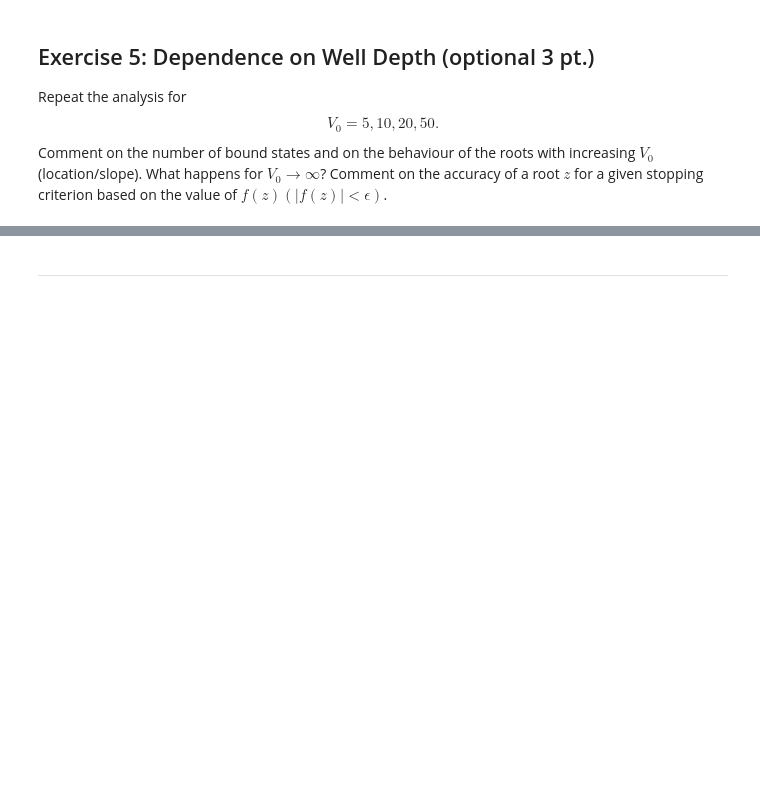
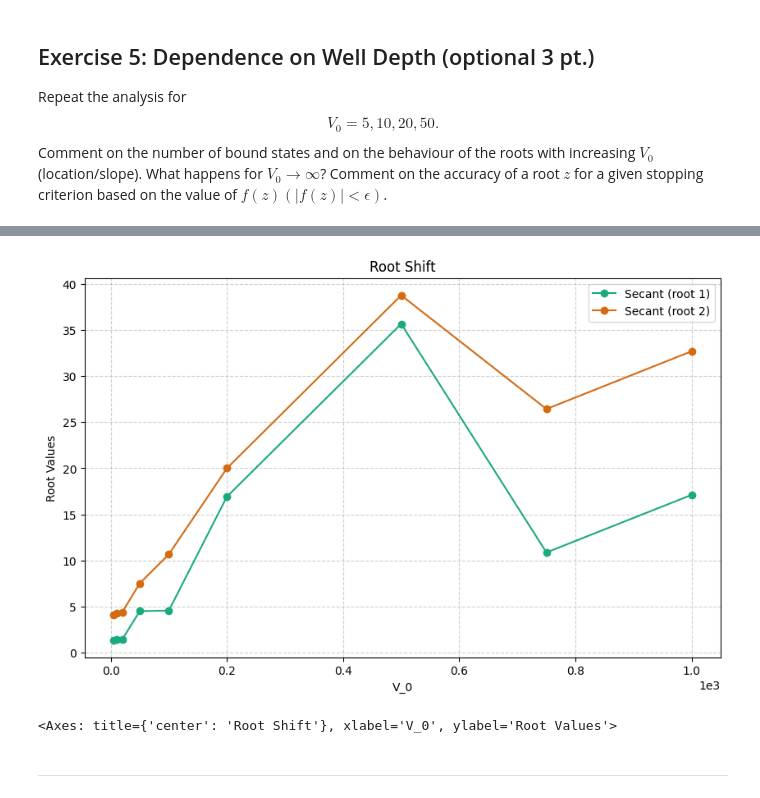
Before and after one commit to FinnZeumer/Introduction-to-Computational-Physics, a Jupyter notebook: Homework_1.ipynb, the cells around one changed output, grey strips where cells are left out. Cells and saved outputs as stored; diff of their text form; code cells hidden in the pictures; blank space fills up the shorter version.

```diff
--- a/Homework_1.ipynb
+++ b/Homework_1.ipynb
@@ -762,3 +1019,18 @@ $$V_0 = 5, 10, 20, 50.$$
 Comment on the number of bound states and on the behaviour of the roots with
 increasing $V_0$ (location/slope). What happens for $V_0 \to \infty$? Comment on the accuracy
 of a root $z$ for a given stopping criterion based on the value of $f(z) (|f (z)| < \epsilon)$.
+# %%
+def print_results(V_0, results):
+    roots, iterations, runtimes = results
+    methods = ["Secant", "Newton", "Bisection"]
+
+    print(f"\n=== Results for V_0 = {V_0} ===")
+    print(f"{'Method':<12} {'Root':<15} {'Iterations':<12} {'Runtime (s)':<12}")
+    print("-" * 55)
+
+    for m_idx, method in enumerate(methods):
+        for i in range(len(roots[m_idx])):
+            print(f"{method:<12} "
+                  f"{roots[m_idx][i]:<15.8f} "
+                  f"{iterations[m_idx][i]:<12} "
+                  f"{runtimes[m_idx][i]:<12.6f}")
@@ -765,2 +1107,26 @@ of a root $z$ for a given stopping criterion based on the value of $f(z) (|f (z)
+# %%
+plt.figure(figsize=(10, 6))
+
+methods = ["Secant", "Newton", "Bisection"]
+#Since the results are all quite the same
+methods = ["Secant"]
+
+for m_idx, method in enumerate(methods):
+    method_roots = all_roots[method]
+
+    n_roots = min(len(r) for r in method_roots)
+
+    for i in range(n_roots):
+        y_vals = [method_roots[j][i] for j in range(len(V_0_list))]
+
+        plt.plot(V_0_list, y_vals,
+                 marker='o',
+                 linestyle='-',
+                 label=f"{method} (root {i+1})")
+
+pap.plot_me('Root Shift', 'V_0', 'Root Values')
+# %% [output]
+[figure, added]
+<Axes: title={'center': 'Root Shift'}, xlabel='V_0', ylabel='Root Values'>
 # %% [markdown]
 <hr>
```
Also changed, not shown: parts of 23 cells of this notebook.
